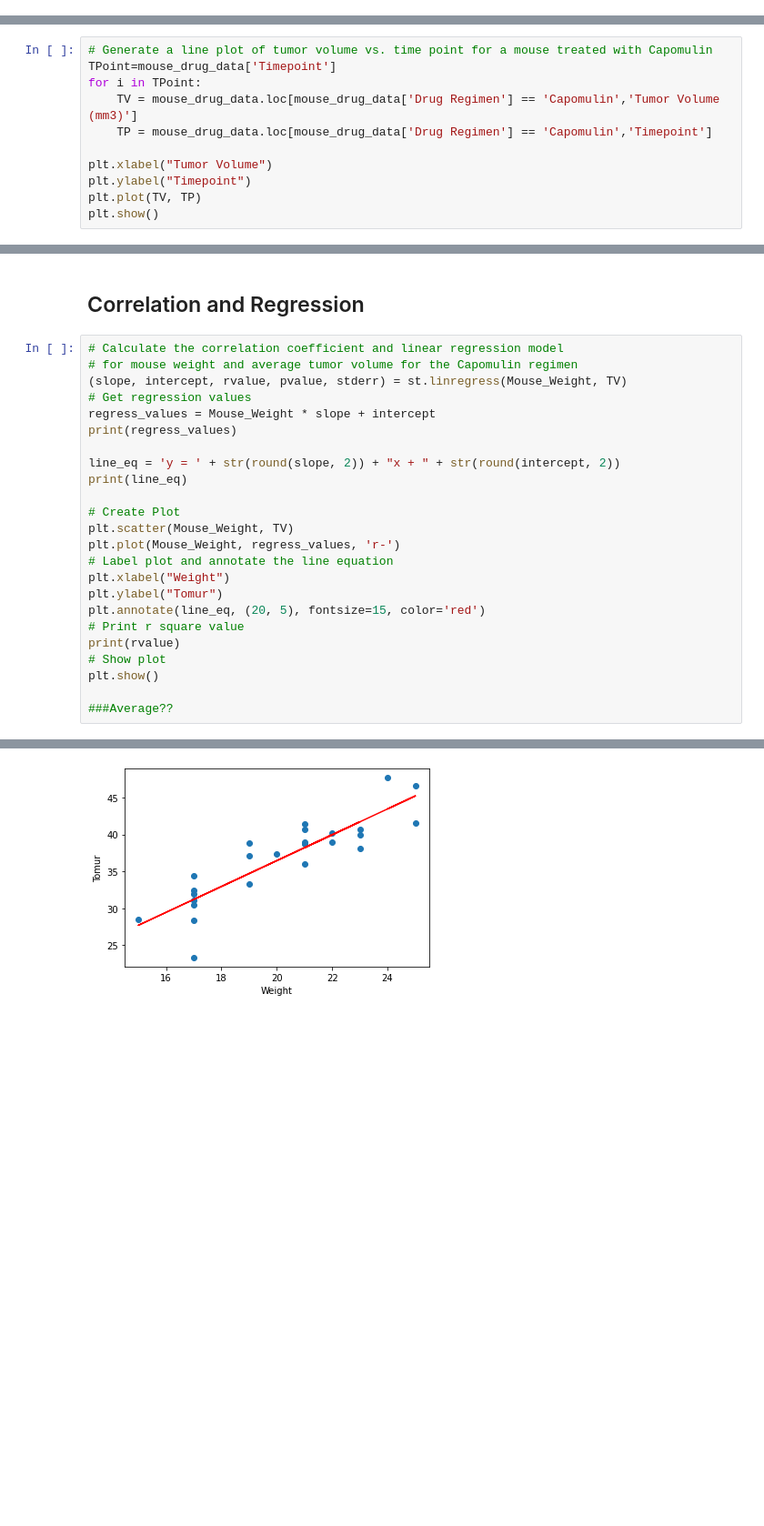
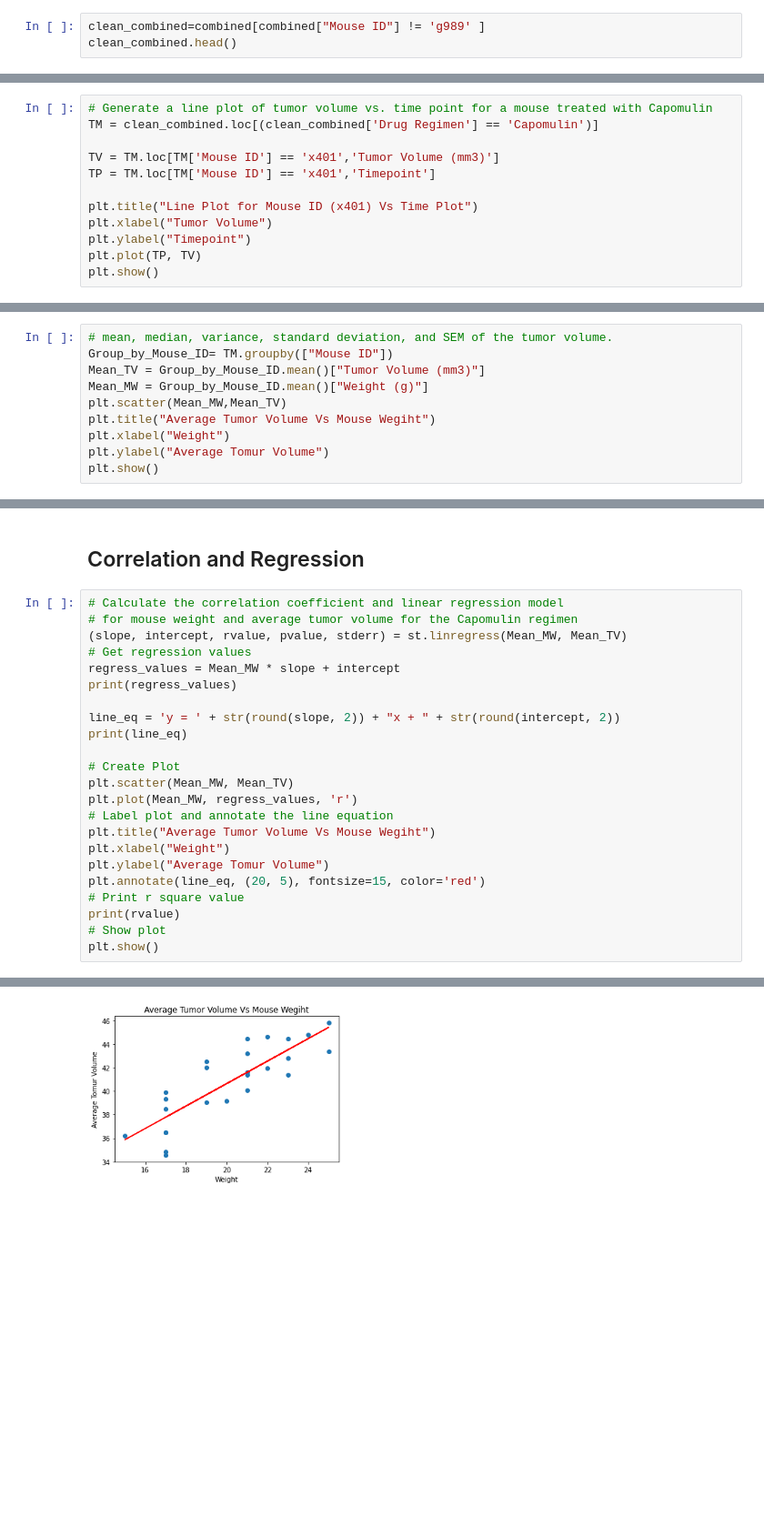
Before and after one commit to hamidzar/Data-Analytics, a Jupyter notebook: Mathplotlib-Challenge/pymaceuticals_starter.ipynb, the cells around one changed output, grey strips where cells are left out. Shown at 91% size. Drawn from its saved outputs; the diff is of its cells as text; blank space fills up the shorter version.

```diff
--- a/Mathplotlib-Challenge/pymaceuticals_starter.ipynb
+++ b/Mathplotlib-Challenge/pymaceuticals_starter.ipynb
@@ -64,3 +62,6 @@ combined.loc[combined['Mouse ID'] == 'g989']
 | 918 | g989 | Propriva | Female | 21 | 26 | 25 | 56.045564 | ... |
 | 919 | g989 | Propriva | Female | 21 | 26 | 30 | 59.082294 | ... |
 | 920 | g989 | Propriva | Female | 21 | 26 | 35 | 62.570880 | ... |
+# %%
+clean_combined=combined[combined["Mouse ID"] != 'g989' ]
+clean_combined.head()
@@ -269,13 +281,14 @@ plt.show()
 ## Line and Scatter Plots
 # %%
 # Generate a line plot of tumor volume vs. time point for a mouse treated with Capomulin
-TPoint=mouse_drug_data['Timepoint']
-for i in TPoint:
-    TV = mouse_drug_data.loc[mouse_drug_data['Drug Regimen'] == 'Capomulin','Tumor Volume (mm3)']
-    TP = mouse_drug_data.loc[mouse_drug_data['Drug Regimen'] == 'Capomulin','Timepoint']
+TM = clean_combined.loc[(clean_combined['Drug Regimen'] == 'Capomulin')]
 
+TV = TM.loc[TM['Mouse ID'] == 'x401','Tumor Volume (mm3)']
+TP = TM.loc[TM['Mouse ID'] == 'x401','Timepoint']
+
+plt.title("Line Plot for Mouse ID (x401) Vs Time Plot")
 plt.xlabel("Tumor Volume")
 plt.ylabel("Timepoint")
-plt.plot(TV, TP)
+plt.plot(TP, TV)
 plt.show()
 # %% [output]
@@ -309,0 +296,10 @@ plt.show()
+# %%
+# mean, median, variance, standard deviation, and SEM of the tumor volume.
+Group_by_Mouse_ID= TM.groupby(["Mouse ID"])
+Mean_TV = Group_by_Mouse_ID.mean()["Tumor Volume (mm3)"]
+Mean_MW = Group_by_Mouse_ID.mean()["Weight (g)"]
+plt.scatter(Mean_MW,Mean_TV)
+plt.title("Average Tumor Volume Vs Mouse Wegiht")
+plt.xlabel("Weight")
+plt.ylabel("Average Tomur Volume")
+plt.show()
@@ -312,25 +310,24 @@ plt.show()
 # %%
 # Calculate the correlation coefficient and linear regression model
 # for mouse weight and average tumor volume for the Capomulin regimen
-(slope, intercept, rvalue, pvalue, stderr) = st.linregress(Mouse_Weight, TV)
+(slope, intercept, rvalue, pvalue, stderr) = st.linregress(Mean_MW, Mean_TV)
 # Get regression values
-regress_values = Mouse_Weight * slope + intercept
+regress_values = Mean_MW * slope + intercept
 print(regress_values)
 
 line_eq = 'y = ' + str(round(slope, 2)) + "x + " + str(round(intercept, 2))
 print(line_eq)
 
 # Create Plot
-plt.scatter(Mouse_Weight, TV)
-plt.plot(Mouse_Weight, regress_values, 'r-')
+plt.scatter(Mean_MW, Mean_TV)
+plt.plot(Mean_MW, regress_values, 'r')
 # Label plot and annotate the line equation
+plt.title("Average Tumor Volume Vs Mouse Wegiht")
 plt.xlabel("Weight")
-plt.ylabel("Tomur")
+plt.ylabel("Average Tomur Volume")
 plt.annotate(line_eq, (20, 5), fontsize=15, color='red')
 # Print r square value
 print(rvalue)
 # Show plot
 plt.show()
-
-###Average??
 # %% [output]
@@ -354 +351 @@ y = 1.75x + 1.45
-[figure, old version]
+[figure, new version]
```
Also changed, not shown: parts of 20 cells of this notebook.
